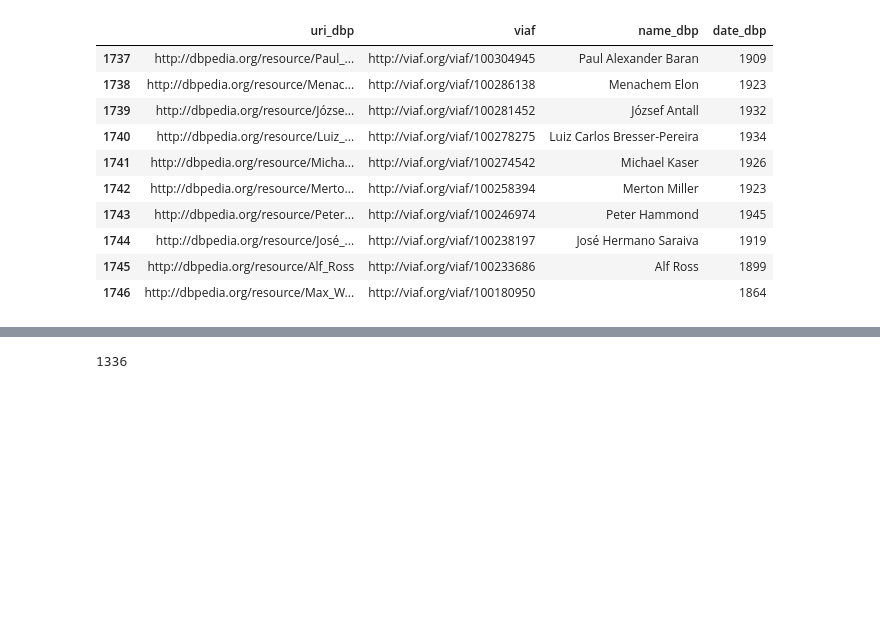
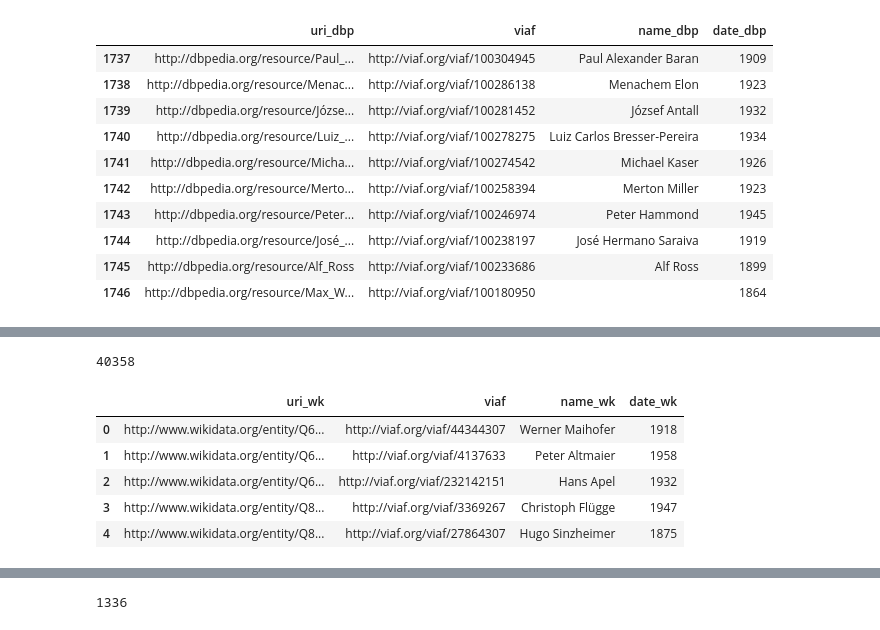
Before and after one commit to Semantic-Data-for-Humanities/Economists_Jurists, a Jupyter notebook: Notebooks/Issues/DBpedia_BnF_Data_URI.ipynb, the cells around one changed output, grey strips where cells are left out. Drawn from its saved outputs; the diff is of its cells as text; code cells hidden in the pictures; blank space fills up the shorter version.

```diff
--- a/Notebooks/Issues/DBpedia_BnF_Data_URI.ipynb
+++ b/Notebooks/Issues/DBpedia_BnF_Data_URI.ipynb
@@ -318,0 +350,2 @@ result_dbpedia[:10]
+# %%
+sparql = SPARQLWrapper("https://query.wikidata.org/sparql")  ## returnFormat=RDFXML)  [LOCALHOST]
@@ -360,0 +437,13 @@ ValueError: Table 'df_dbp' already exists.
+# %%
+df_wk= pd.DataFrame([p for p in result_wikidata if len(p[1]) > 0], columns=['uri_wk', 'viaf', 'name_wk', 'date_wk'])
+print(len(df_wk))
+df_wk.fillna('')
+df_wk.head()
+# %% [output]
+40358
+|  | uri_wk | viaf | name_wk | date_wk |
+| 0 | http://www.wikidata.org/entity/Q6... | http://viaf.org/viaf/44344307 | Werner Maihofer | 1918 |
+| 1 | http://www.wikidata.org/entity/Q6... | http://viaf.org/viaf/4137633 | Peter Altmaier | 1958 |
+| 2 | http://www.wikidata.org/entity/Q6... | http://viaf.org/viaf/232142151 | Hans Apel | 1932 |
+| 3 | http://www.wikidata.org/entity/Q8... | http://viaf.org/viaf/3369267 | Christoph Flügge | 1947 |
+| 4 | http://www.wikidata.org/entity/Q8... | http://viaf.org/viaf/27864307 | Hugo Sinzheimer | 1875 |
```
Also changed, not shown: parts of 28 cells of this notebook.
